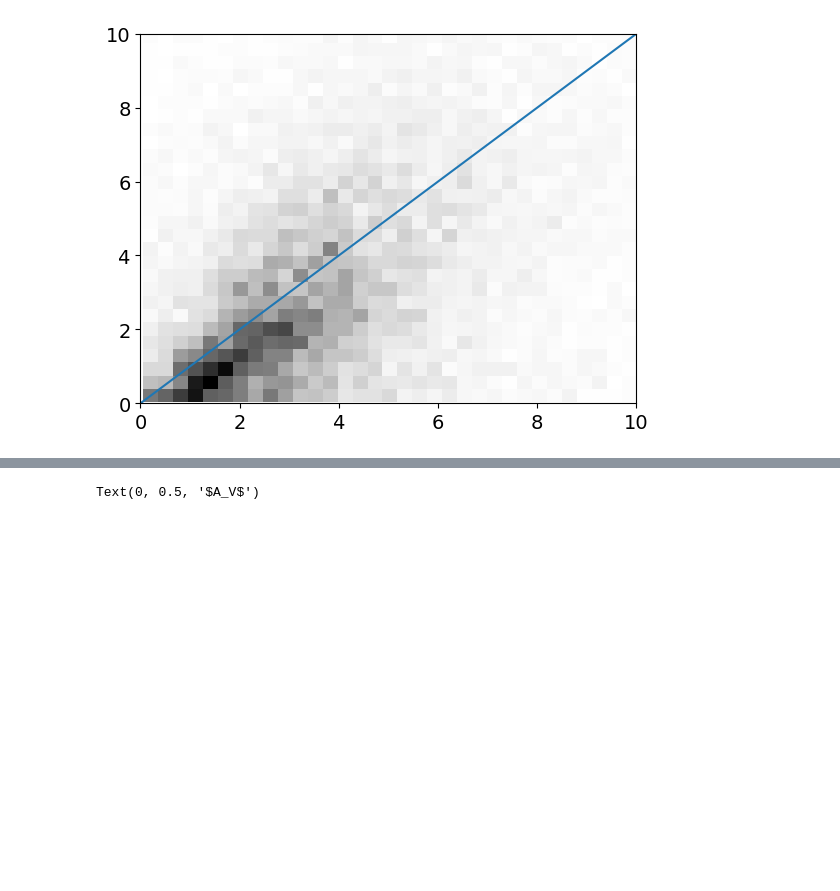
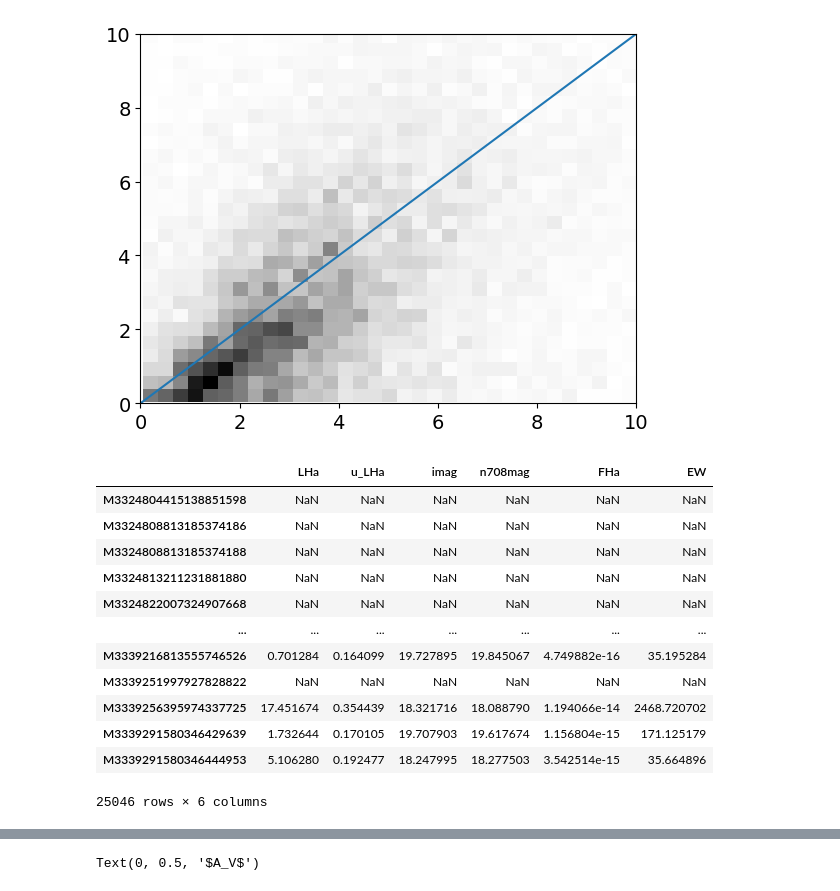
Before and after one commit to ekadofong/agrias, a Jupyter notebook: notebooks/MerianPhotometryCheck.ipynb, the cells around one changed output, grey strips where cells are left out. Saved outputs shown, nothing was run; the diff lists cells and outputs as text; code cells hidden in the pictures; blank space fills up the shorter version.

```diff
--- a/notebooks/MerianPhotometryCheck.ipynb
+++ b/notebooks/MerianPhotometryCheck.ipynb
@@ -161,3 +161,19 @@ fc *= apercorr
 fc = fc * (u.nJy * co.c/(6563.*(1.+merian_sources['z_phot'].values)*u.AA)**2).to(u.erg/u.s/u.cm**2/u.AA)
 uncorrected_fha = merian_lha_df['FHa'] / ge_arr[:,2] / extinction_correction[:,2]
 merian_lha_df['EW'] = uncorrected_fha / fc
+# %%
+merian_lha_df
+# %% [output]
+|  | LHa | u_LHa | imag | n708mag | FHa | EW |
+| M3324804415138851598 | NaN | NaN | NaN | NaN | NaN | NaN |
+| M3324808813185374186 | NaN | NaN | NaN | NaN | NaN | NaN |
+| M3324808813185374188 | NaN | NaN | NaN | NaN | NaN | NaN |
+| M3324813211231881880 | NaN | NaN | NaN | NaN | NaN | NaN |
+| M3324822007324907668 | NaN | NaN | NaN | NaN | NaN | NaN |
+| ... | ... | ... | ... | ... | ... | ... |
+| M3339216813555746526 | 0.701284 | 0.164099 | 19.727895 | 19.845067 | 4.749882e-16 | 35.195284 |
+| M3339251997927828822 | NaN | NaN | NaN | NaN | NaN | NaN |
+| M3339256395974337725 | 17.451674 | 0.354439 | 18.321716 | 18.088790 | 1.194066e-14 | 2468.720702 |
+| M3339291580346429639 | 1.732644 | 0.170105 | 19.707903 | 19.617674 | 1.156804e-15 | 171.125179 |
+| M3339291580346444953 | 5.106280 | 0.192477 | 18.247995 | 18.277503 | 3.542514e-15 | 35.664896 |
+25046 rows × 6 columns
```
Also changed, not shown: parts of 1 cell of this notebook, 4 other files.
